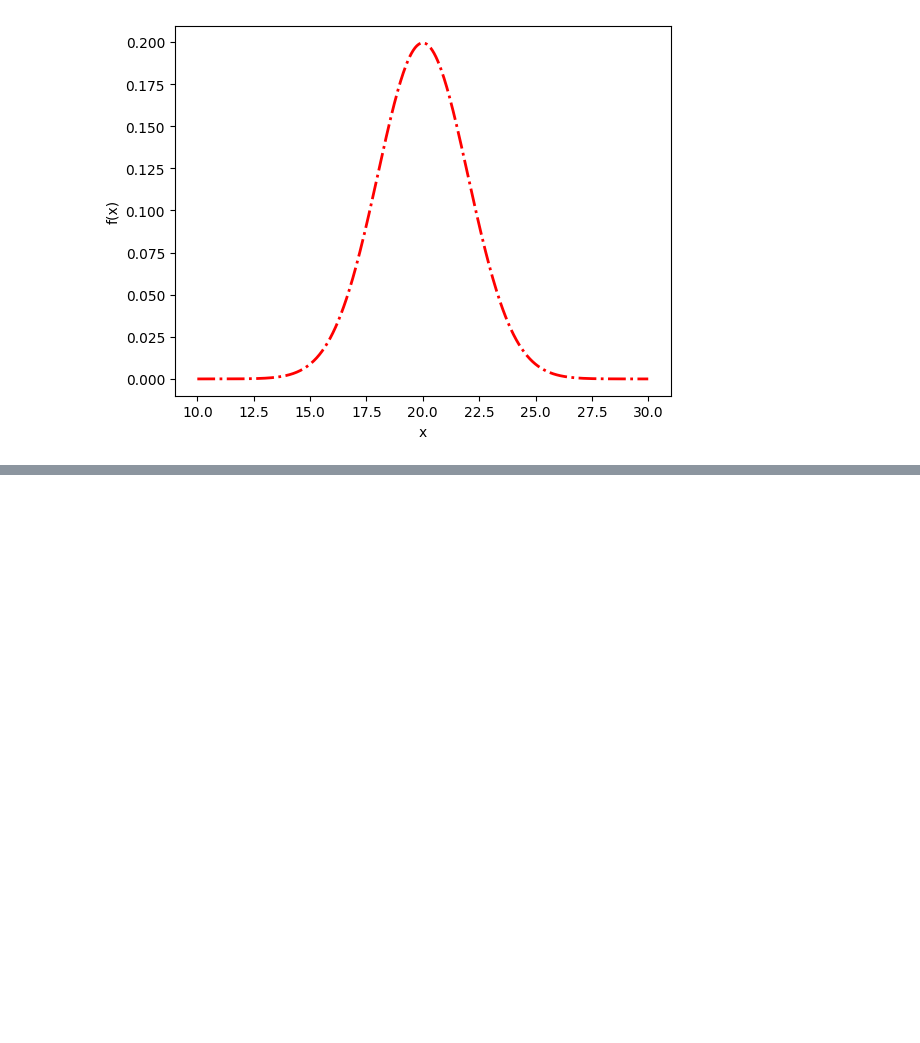
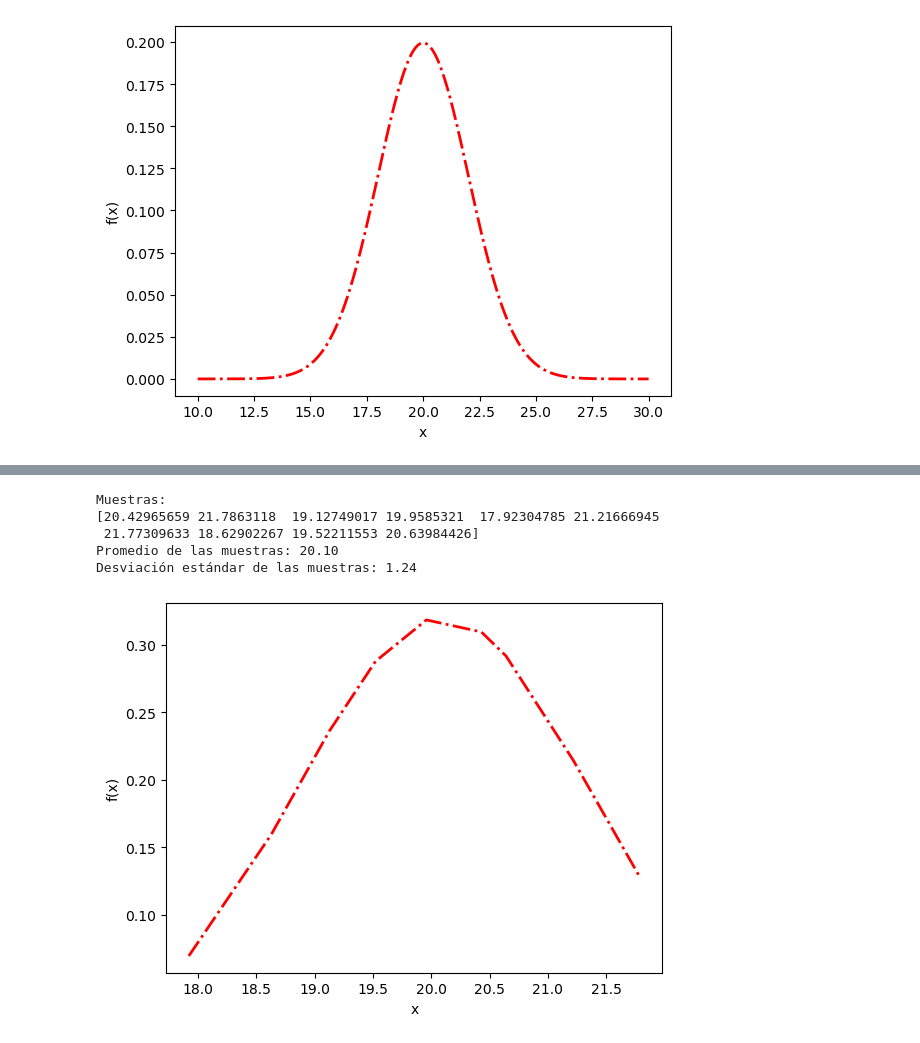
Before and after one commit to josegarcia19809/Data-Analysis-with-Pandas-and-Python, a Jupyter notebook: Estadistica_basica_2.ipynb, the cells around one changed output, grey strips where cells are left out. Drawn from its saved outputs; the diff is of its cells as text; code cells hidden in the pictures; blank space fills up the shorter version.

```diff
--- a/Estadistica_basica_2.ipynb
+++ b/Estadistica_basica_2.ipynb
@@ -71,0 +71,28 @@ plt.ylabel('f(x)');  #Etiqueta del eje vertical
+# %%
+# Con N = 10
+
+N = 10
+muestras = np.random.normal(20, 2, N)
+print("Muestras:")
+print(muestras)
+prom = np.mean(muestras)  #mu
+DT = np.std(muestras)  #sigma
+print(f"Promedio de las muestras: {prom:,.2f}")
+print(f"Desviación estándar de las muestras: {DT:,.2f}")
+# %% [output]
+Muestras:
+[20.42965659 21.7863118  19.12749017 19.9585321  17.92304785 21.21666945
+ 21.77309633 18.62902267 19.52211553 20.63984426]
+Promedio de las muestras: 20.10
+Desviación estándar de las muestras: 1.24
+# %%
+from scipy import stats  #Importa scipy
+
+muestras.sort()
+sy = stats.norm.pdf(muestras, prom, DT)  #calcula los valores de "y"
+
+plt.plot(muestras, sy, color='r', linewidth=2, linestyle='-.')  #Grafica la función de probabilidad
+plt.xlabel('x')  #Etiqueta del eje horizontal
+plt.ylabel('f(x)');  #Etiqueta del eje vertical
+# %% [output]
+[figure, added]
```
Also changed, not shown: parts of 12 cells of this notebook.
